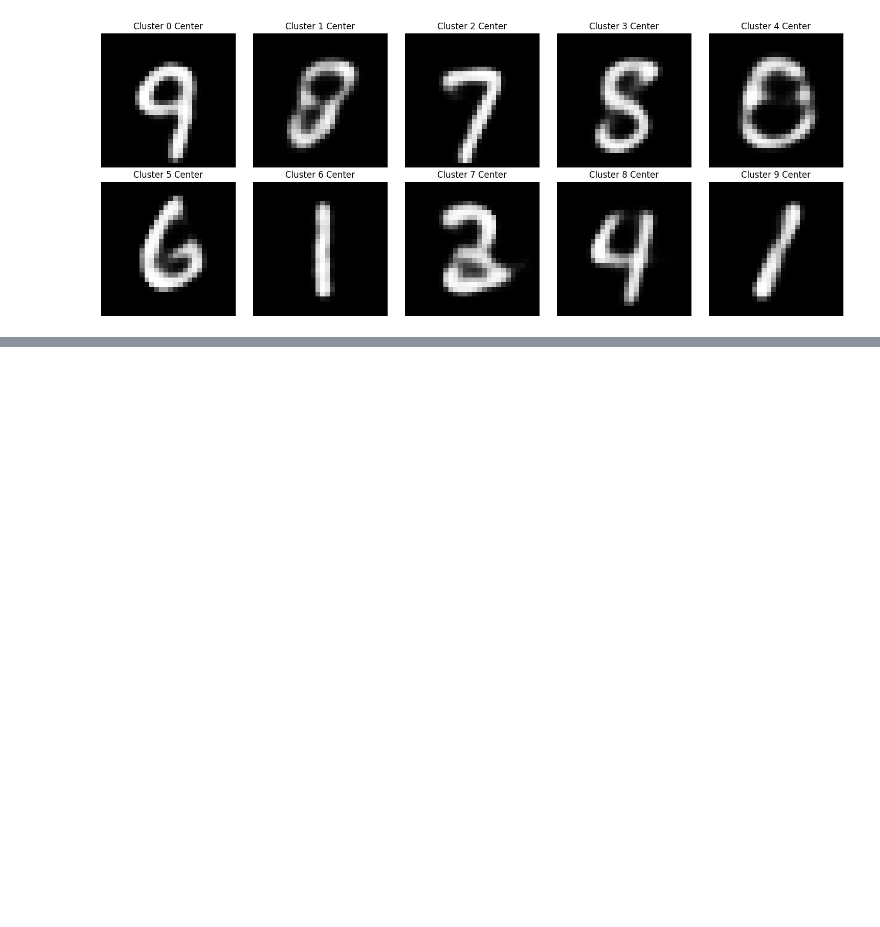
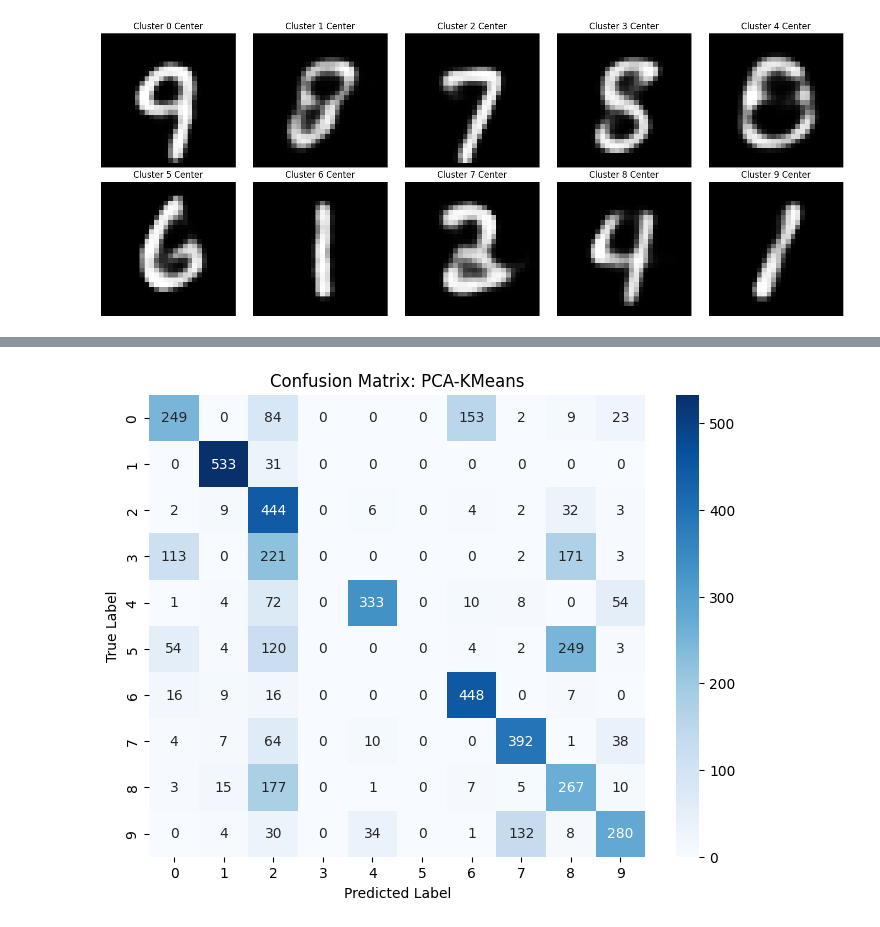
Before and after one commit to mazapataa/NNbasic, a Jupyter notebook: P5_Auto_Encoder_1.ipynb, the cells around one changed output, grey strips where cells are left out. Drawn from its saved outputs; the diff is of its cells as text; code cells hidden in the pictures; blank space fills up the shorter version.

```diff
--- a/P5_Auto_Encoder_1.ipynb
+++ b/P5_Auto_Encoder_1.ipynb
@@ -610,0 +619,41 @@ plt.tight_layout()
+# %%
+# Function to map cluster IDs to the most common digit found in them
+def get_cluster_to_label_map(labels_in_clusters, true_labels):
+    cluster_map = {}
+    for i in range(10):
+        indices = np.where(labels_in_clusters == i)[0]
+        if len(indices) > 0:
+            digit = np.argmax(np.bincount(true_labels[indices]))
+            cluster_map[i] = digit
+    return cluster_map
+
+# --- PCA-based approach ---
+# Predict labels for test set using PCA-fitted K-Means
+test_latent = encoder.predict(x_test_flat, verbose=0)
+test_norm = StandardScaler().fit(encoded_imgs).transform(test_latent) # Use same scaling
+test_pca = pca_norm.transform(test_norm)
+test_labels_pca = km_pca.predict(test_pca)
+
+# Map clusters to digits
+cluster_map_pca = get_cluster_to_label_map(km_pca.labels_, y_val) # Assuming labels_km_pca from previous step
+y_pred_pca = [cluster_map_pca.get(c, 0) for c in test_labels_pca]
+
+# --- Non-PCA approach (Raw latent space) ---
+km_raw = KMeans(n_clusters=10, init='k-means++', n_init=10, random_state=2).fit(encoded_imgs)
+labels_raw = km_raw.labels_
+test_labels_raw = km_raw.predict(test_latent)
+
+cluster_map_raw = get_cluster_to_label_map(labels_raw, y_val)
+y_pred_raw = [cluster_map_raw.get(c, 0) for c in test_labels_raw]
+# %%
+def plot_confusion_matrix(y_true, y_pred, title):
+    cm = confusion_matrix(y_true, y_pred)
+    plt.figure(figsize=(8, 6))
+    sns.heatmap(cm, annot=True, fmt='d', cmap='Blues')
+    plt.title(title)
+    plt.xlabel('Predicted Label')
+    plt.ylabel('True Label')
+
+plot_confusion_matrix(y_test, y_pred_pca, "Confusion Matrix: PCA-KMeans")
+# %% [output]
+[figure, added]
```
Also changed, not shown: parts of 9 cells of this notebook.
